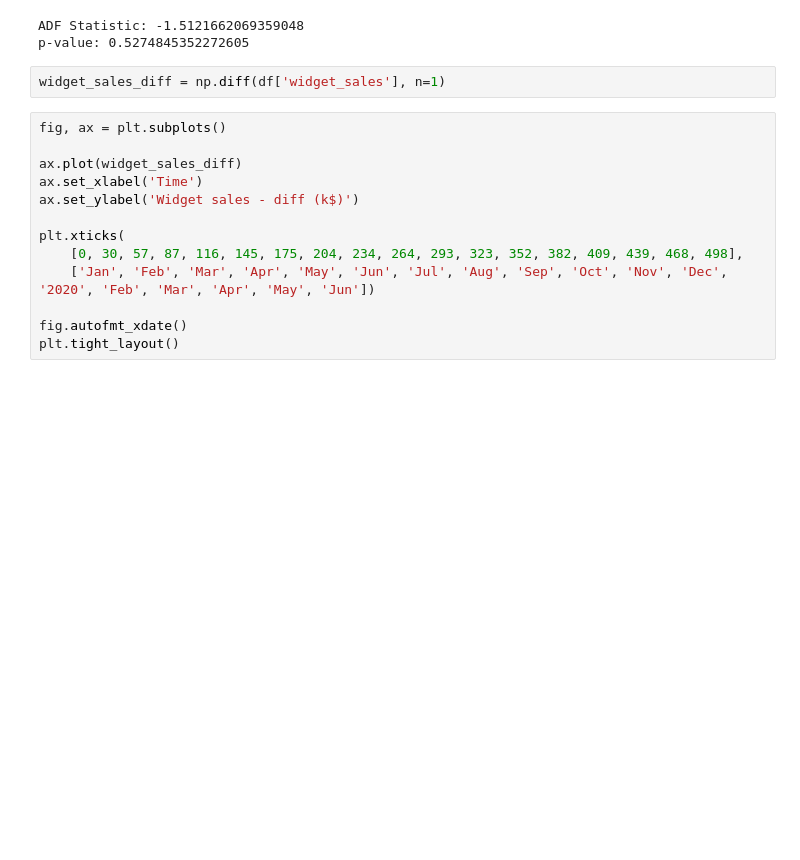
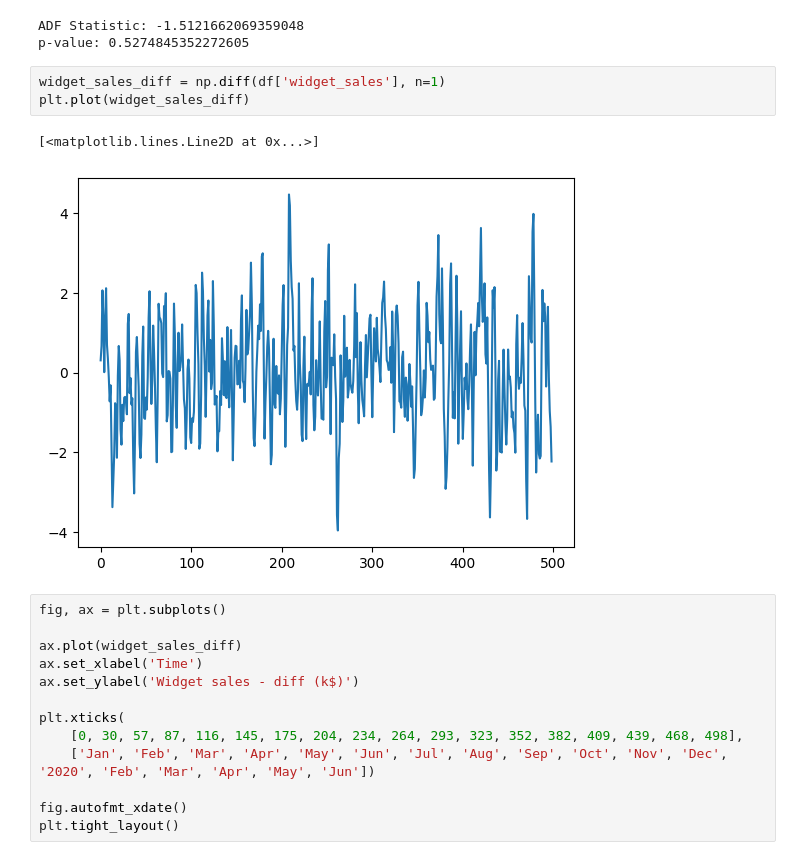
Before and after one commit to milocortes/series_tiempo_mide, a Jupyter notebook: src/mide_st_sesion_02_ma.ipynb, the cells around one changed output. Drawn from its saved outputs; the diff is of its cells as text; blank space fills up the shorter version.

```diff
--- a/src/mide_st_sesion_02_ma.ipynb
+++ b/src/mide_st_sesion_02_ma.ipynb
@@ -118,6 +118,10 @@ ADF Statistic: -1.5121662069359048
 p-value: 0.5274845352272605
 # %%
 widget_sales_diff = np.diff(df['widget_sales'], n=1)
+plt.plot(widget_sales_diff)
+# %% [output]
+[<matplotlib.lines.Line2D at 0x...>]
+[figure, added]
 # %%
 fig, ax = plt.subplots()
 
```
Also changed, not shown: 1 other file.
